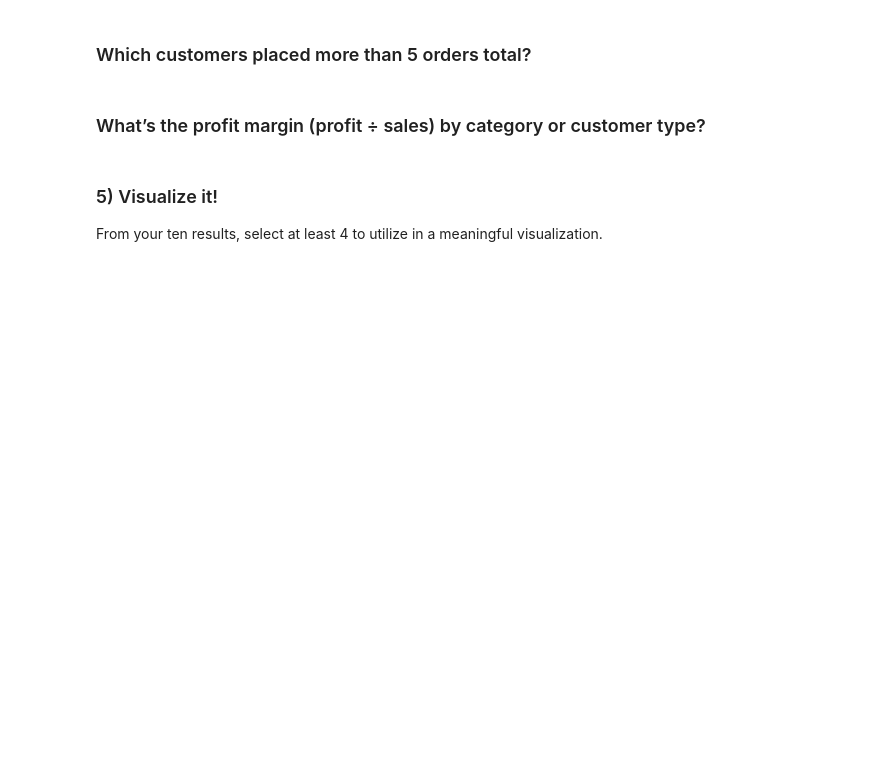
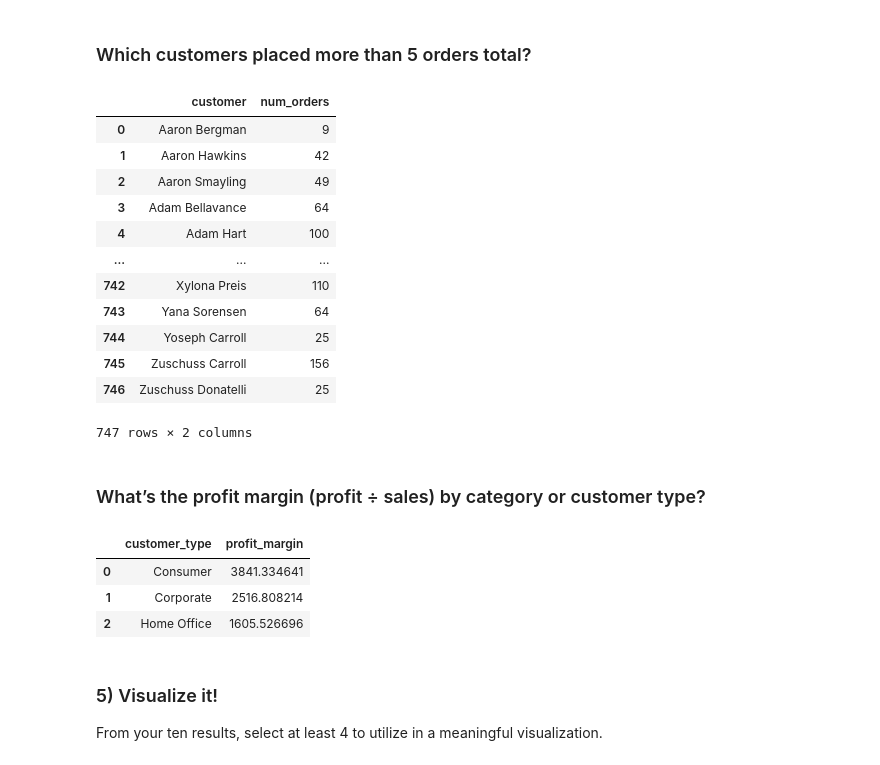
Before and after one commit to miramontron/DA_M3_W4_Workflow, a Jupyter notebook: notebooks/superstore_sales_workflow.ipynb, the cells around one changed output. Cells and saved outputs as stored; diff of their text form; code cells hidden in the pictures; blank space fills up the shorter version.

```diff
--- a/notebooks/superstore_sales_workflow.ipynb
+++ b/notebooks/superstore_sales_workflow.ipynb
@@ -301,2 +336,26 @@ result9
+# %%
+query9 = """ SELECT customer, num_orders FROM (
+    SELECT c.customer_name AS customer, COUNT(*) AS num_orders FROM customers c
+    JOIN orders o ON o.customer_id = c.customer_id
+    GROUP BY c.customer_name
+    HAVING count(*) > 5 )
+    GROUP BY customer;
+"""
+result9 = pd.read_sql(query9, conn)
+result9
+# %% [output]
+|  | customer | num_orders |
+| 0 | Aaron Bergman | 9 |
+| 1 | Aaron Hawkins | 42 |
+| 2 | Aaron Smayling | 49 |
+| 3 | Adam Bellavance | 64 |
+| 4 | Adam Hart | 100 |
+| ... | ... | ... |
+| 742 | Xylona Preis | 110 |
+| 743 | Yana Sorensen | 64 |
+| 744 | Yoseph Carroll | 25 |
+| 745 | Zuschuss Carroll | 156 |
+| 746 | Zuschuss Donatelli | 25 |
+747 rows × 2 columns
 # %% [markdown]
 ### What’s the profit margin (profit ÷ sales) by category or customer type?
@@ -307,3 +362,18 @@ result10
+# %%
+query10 = """ SELECT c.customer_category AS customer_type, SUM(od.profit / od.sales) AS profit_margin FROM customers c
+    JOIN orders o ON c.customer_id = o.customer_id
+    JOIN order_details od ON o.order_id = od.order_id
+    GROUP BY c.customer_category
+    ORDER BY c.customer_category;
+
+"""
+result10 = pd.read_sql(query10, conn)
+result10
+# %% [output]
+|  | customer_type | profit_margin |
+| 0 | Consumer | 3841.334641 |
+| 1 | Corporate | 2516.808214 |
+| 2 | Home Office | 1605.526696 |
 # %% [markdown]
 ### 5) Visualize it!
 
```
Also changed, not shown: parts of 9 cells of this notebook.
